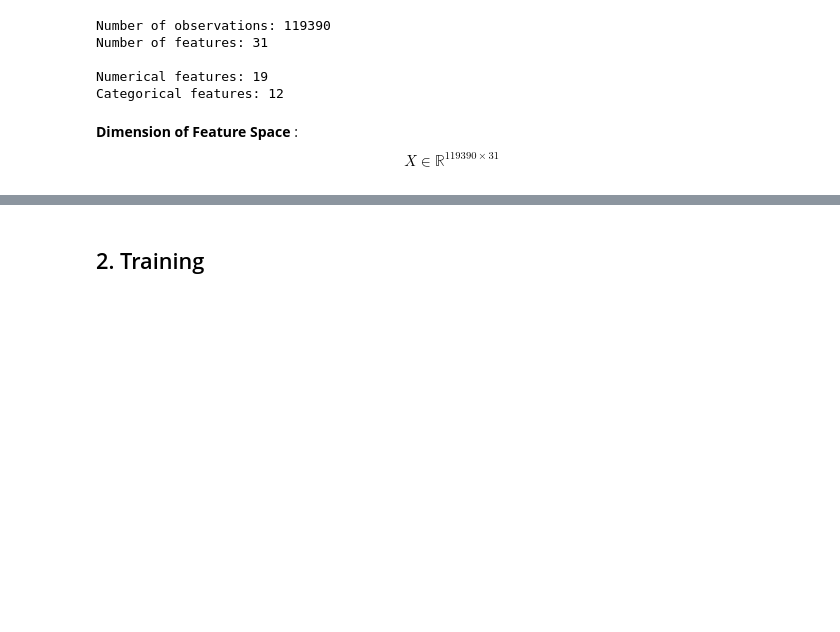
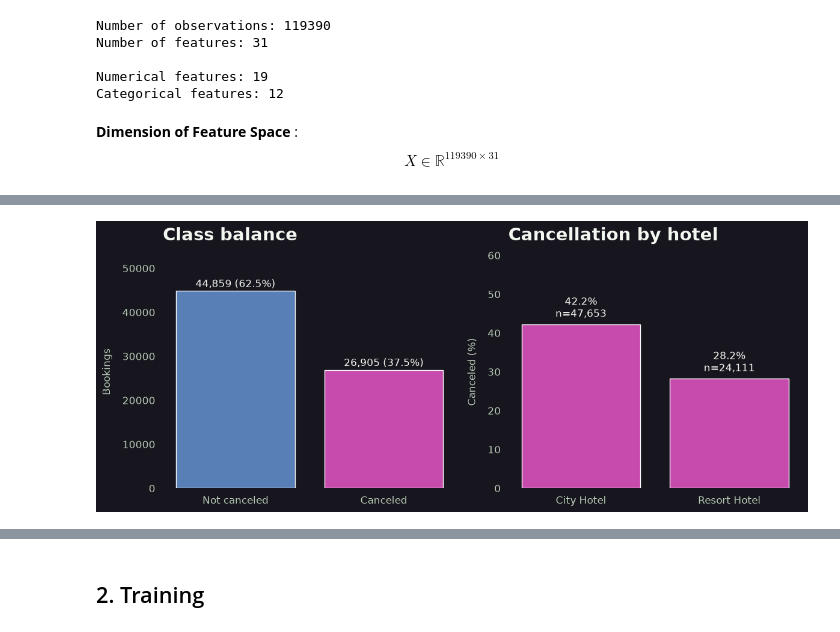
Before and after one commit to MasMits/hotel-cancellation-ml, a Jupyter notebook: notebook/project.ipynb, the cells around one changed output, grey strips where cells are left out. Cells and saved outputs as stored; diff of their text form; code cells hidden in the pictures; blank space fills up the shorter version.

Commit message:
feat: add preprocessing study and presentation charts

```diff
--- a/notebook/project.ipynb
+++ b/notebook/project.ipynb
@@ -99,0 +115,10 @@ Categorical features: 12
+# %%
+import pandas as pd
+import matplotlib.pyplot as plt
+from importlib import reload
+preprocessing_plots = import_module("hotel_cancellation.00_preprocessing_plots")
+
+modeling = import_module("hotel_cancellation.1_modeling")
+evaluation = import_module("hotel_cancellation.2_evaluation")
+preprocessing_report_folder = project_root / "reports/preprocessing"
+preprocessing_report_folder.mkdir(parents=True, exist_ok=True)
@@ -99,0 +134,10 @@ Categorical features: 12
+# %%
+prep_datasets = preprocessing.split_data(X, y)
+prep_X_train, prep_y_train = prep_datasets["train"]
+prep_X_validation, prep_y_validation = prep_datasets["validation"]
+
+prep_split_summary = pd.DataFrame([
+    {"split": name, "rows": len(X), "canceled_share": y.mean()}
+    for name, (X, y) in prep_datasets.items()
+])
+display(prep_split_summary)
@@ -99,0 +155,5 @@ Categorical features: 12
+# %%
+prep_train_bookings = df.loc[prep_X_train.index]
+prep_category_columns = ["agent", "company", "country"]
+prep_category_counts = prep_X_train[prep_category_columns].fillna("Unknown").nunique()
+display(prep_category_counts.rename("categories_before_grouping"))
@@ -99,0 +172,9 @@ Categorical features: 12
+# %%
+reload(preprocessing_plots)
+
+prep_figure = preprocessing_plots.plot_class_balance(prep_train_bookings)
+preprocessing_plots.save_figure(prep_figure, preprocessing_report_folder / "class_balance")
+prep_figure.set_facecolor(preprocessing_plots.PREVIEW_BACKGROUND)
+plt.show()
+# %% [output]
+[figure, added]
```
Also changed, not shown: parts of 35 cells of this notebook, 2 other files.
